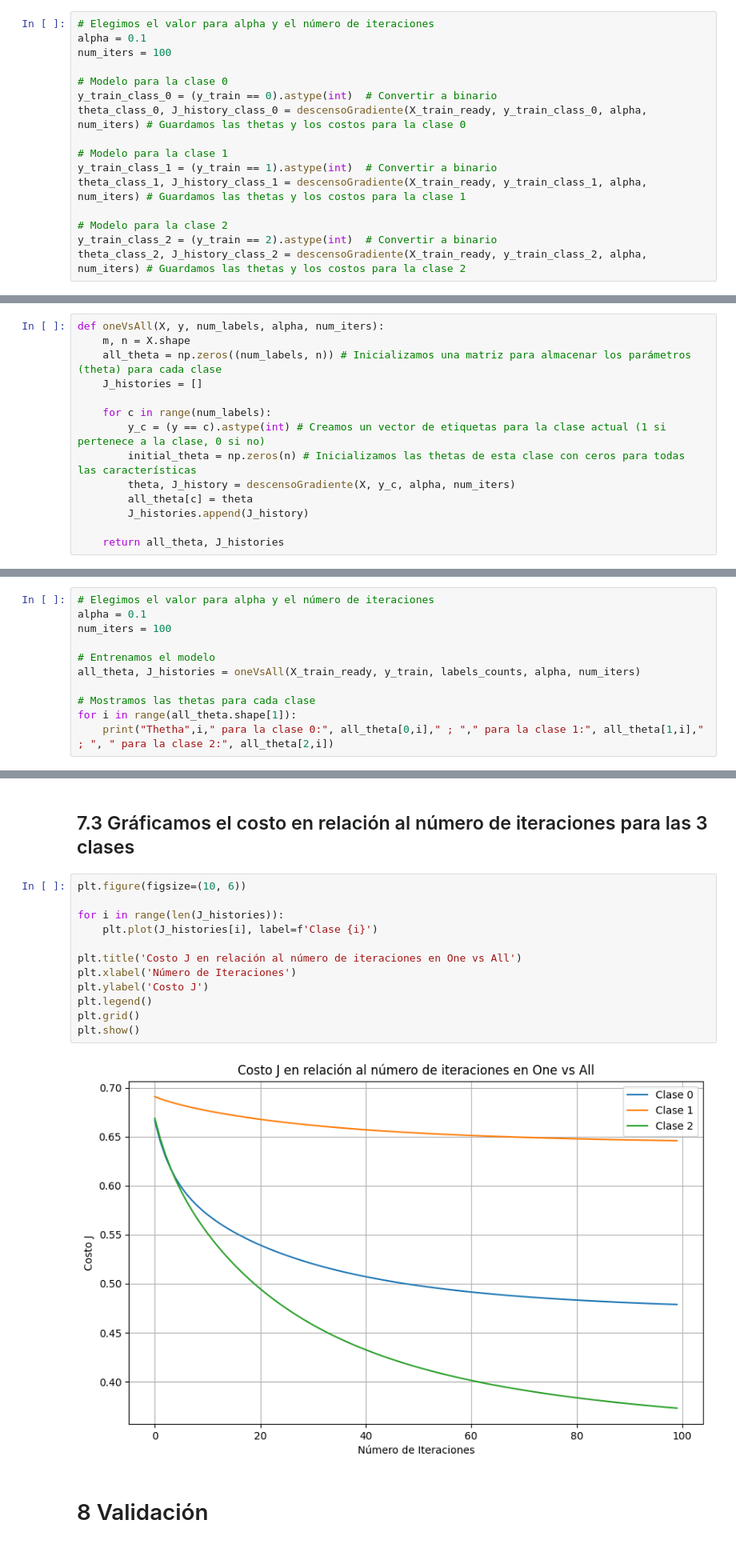
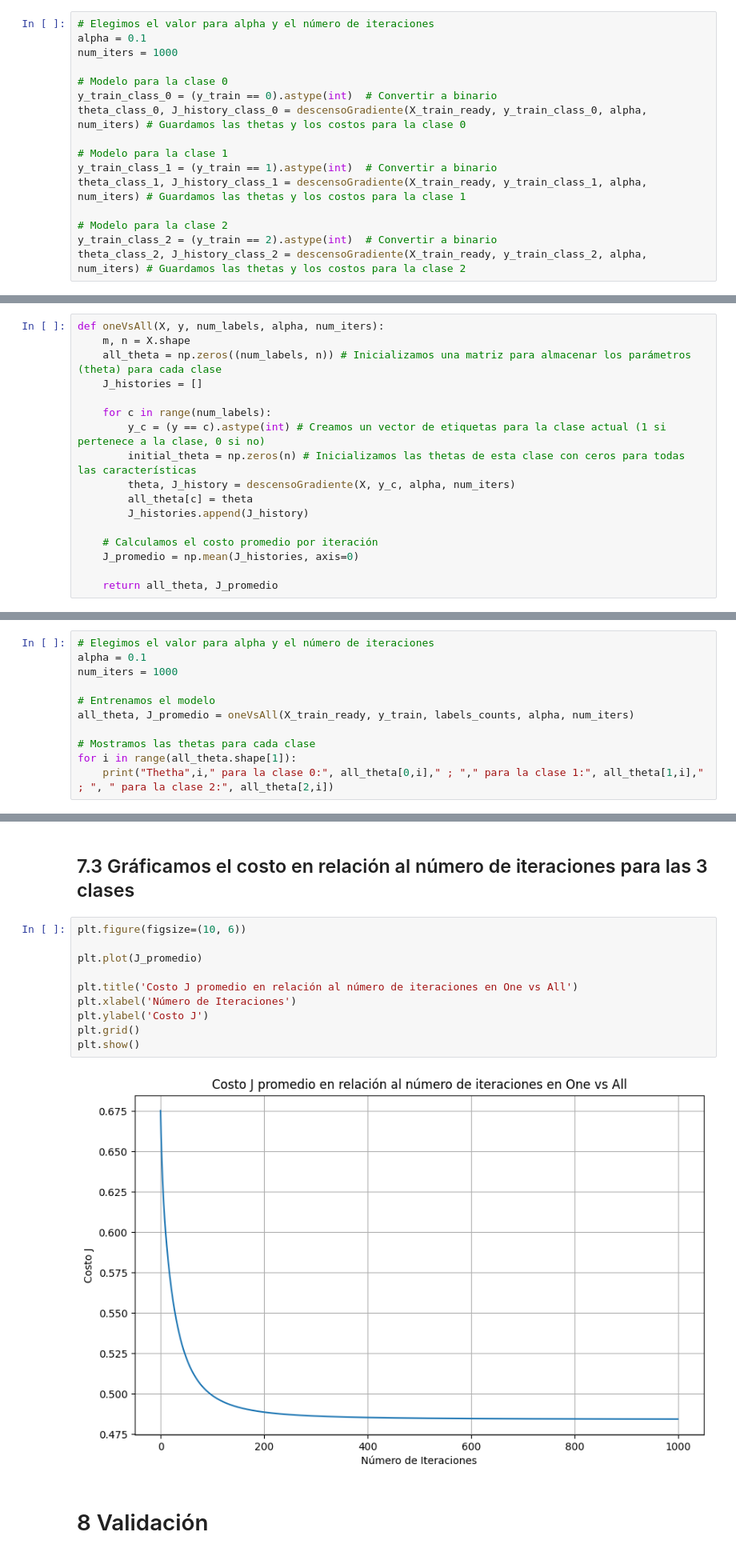
Before and after one commit to walterbvr/inteligenciaArtificial1, a Jupyter notebook: Parciales/Parcial1/Parcial1.ipynb, the cells around one changed output, grey strips where cells are left out. Shown at 80% size. Saved outputs shown, nothing was run; the diff lists cells and outputs as text.

```diff
--- a/Parciales/Parcial1/Parcial1.ipynb
+++ b/Parciales/Parcial1/Parcial1.ipynb
@@ -352,7 +352,7 @@ def descensoGradiente(X, y, alpha, num_iters):
 # %%
 # Elegimos el valor para alpha y el número de iteraciones
 alpha = 0.1
-num_iters = 100
+num_iters = 1000
 
 # Modelo para la clase 0
 y_train_class_0 = (y_train == 0).astype(int)  # Convertir a binario
@@ -399,16 +416,19 @@ def oneVsAll(X, y, num_labels, alpha, num_iters):
         all_theta[c] = theta
         J_histories.append(J_history)
 
-    return all_theta, J_histories
+    # Calculamos el costo promedio por iteración
+    J_promedio = np.mean(J_histories, axis=0)
+
+    return all_theta, J_promedio
 # %% [markdown]
 ## 7.2 Calculamos las thetas y el costo para las tres clases
 # %%
 # Elegimos el valor para alpha y el número de iteraciones
 alpha = 0.1
-num_iters = 100
+num_iters = 1000
 
 # Entrenamos el modelo
-all_theta, J_histories = oneVsAll(X_train_ready, y_train, labels_counts, alpha, num_iters)
+all_theta, J_promedio = oneVsAll(X_train_ready, y_train, labels_counts, alpha, num_iters)
 
 # Mostramos las thetas para cada clase
 for i in range(all_theta.shape[1]):
@@ -436,17 +456,15 @@ Thetha 21  para la clase 0: 0.007357418027552413  ;   para la clase 1: 0.0259872
 # %%
 plt.figure(figsize=(10, 6))
 
-for i in range(len(J_histories)):
-    plt.plot(J_histories[i], label=f'Clase {i}')
+plt.plot(J_promedio)
 
-plt.title('Costo J en relación al número de iteraciones en One vs All')
+plt.title('Costo J promedio en relación al número de iteraciones en One vs All')
 plt.xlabel('Número de Iteraciones')
 plt.ylabel('Costo J')
-plt.legend()
 plt.grid()
 plt.show()
 # %% [output]
-[figure, old version]
+[figure, new version]
 # %% [markdown]
 # 8 Validación
 # %% [markdown]
```
Also changed, not shown: parts of 8 cells of this notebook.
